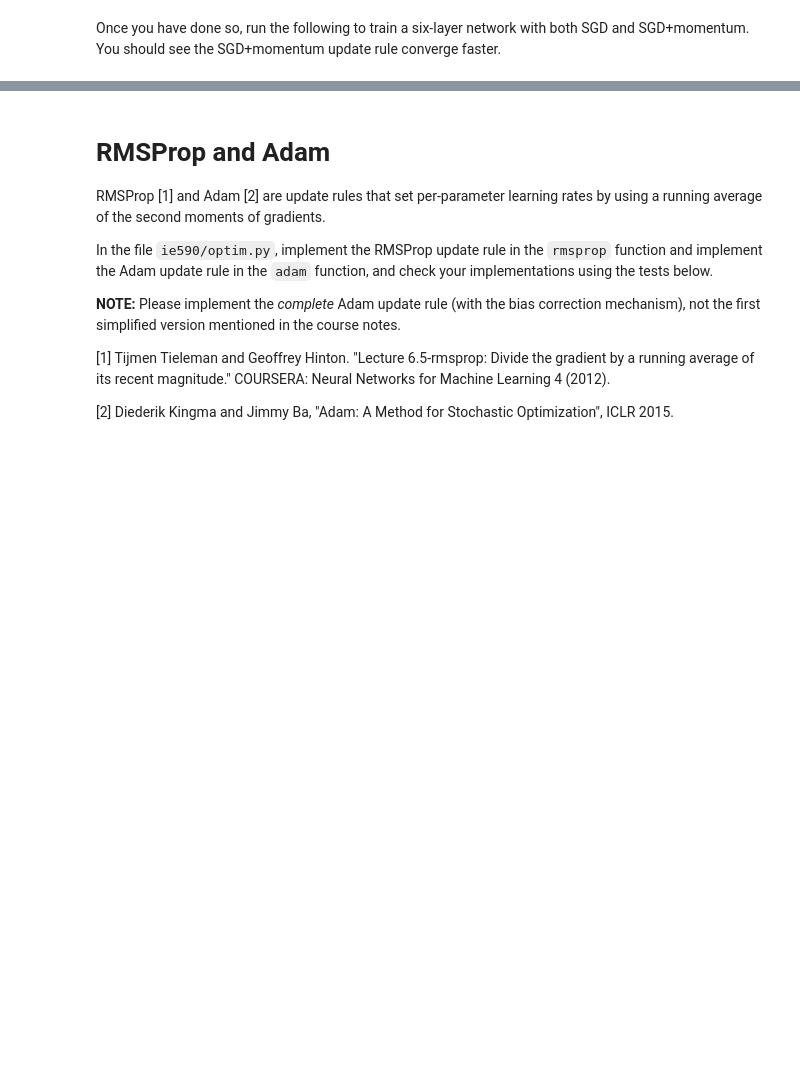
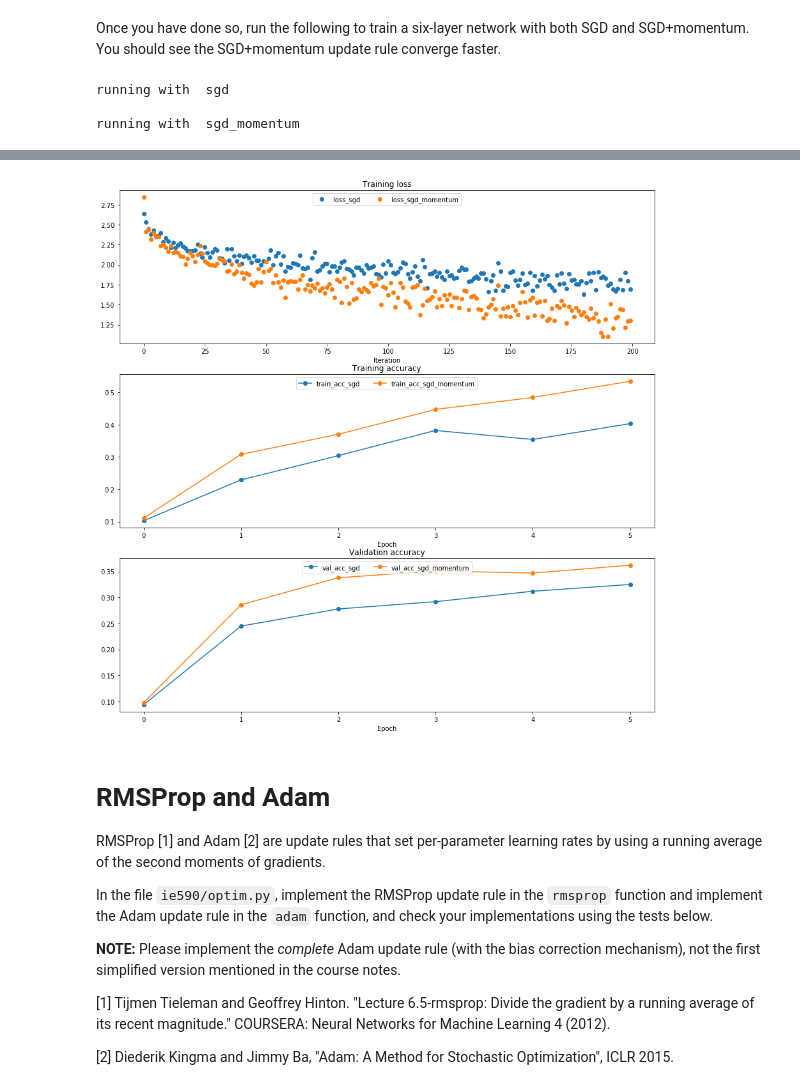
Before and after one commit to Salazar-Prime/Shallow_learn, a Jupyter notebook: HW2/FullyConnectedNets.ipynb, the cells around one changed output, grey strips where cells are left out. Drawn from its saved outputs; the diff is of its cells as text; code cells hidden in the pictures; blank space fills up the shorter version.

```diff
--- a/HW2/FullyConnectedNets.ipynb
+++ b/HW2/FullyConnectedNets.ipynb
@@ -650,7 +657,7 @@ for update_rule in ['sgd', 'sgd_momentum']:
                   optim_config={
                     'learning_rate': 5e-3,
                   },
-                  verbose=True)
+                  verbose=False)
     solvers[update_rule] = solver
     solver.train()
     print()
@@ -682,3 +689,7 @@ for i in [1, 2, 3]:
     plt.legend(loc='upper center', ncol=4)
 plt.gcf().set_size_inches(15, 15)
 plt.show()
+# %% [output]
+running with  sgd
+
+running with  sgd_momentum
@@ -685,3 +698,4 @@ plt.show()
+[figure, added]
 # %% [markdown]
 # RMSProp and Adam
 RMSProp [1] and Adam [2] are update rules that set per-parameter learning rates by using a running average of the second moments of gradients.
```
Also changed, not shown: parts of 12 cells of this notebook, 1 other file.
